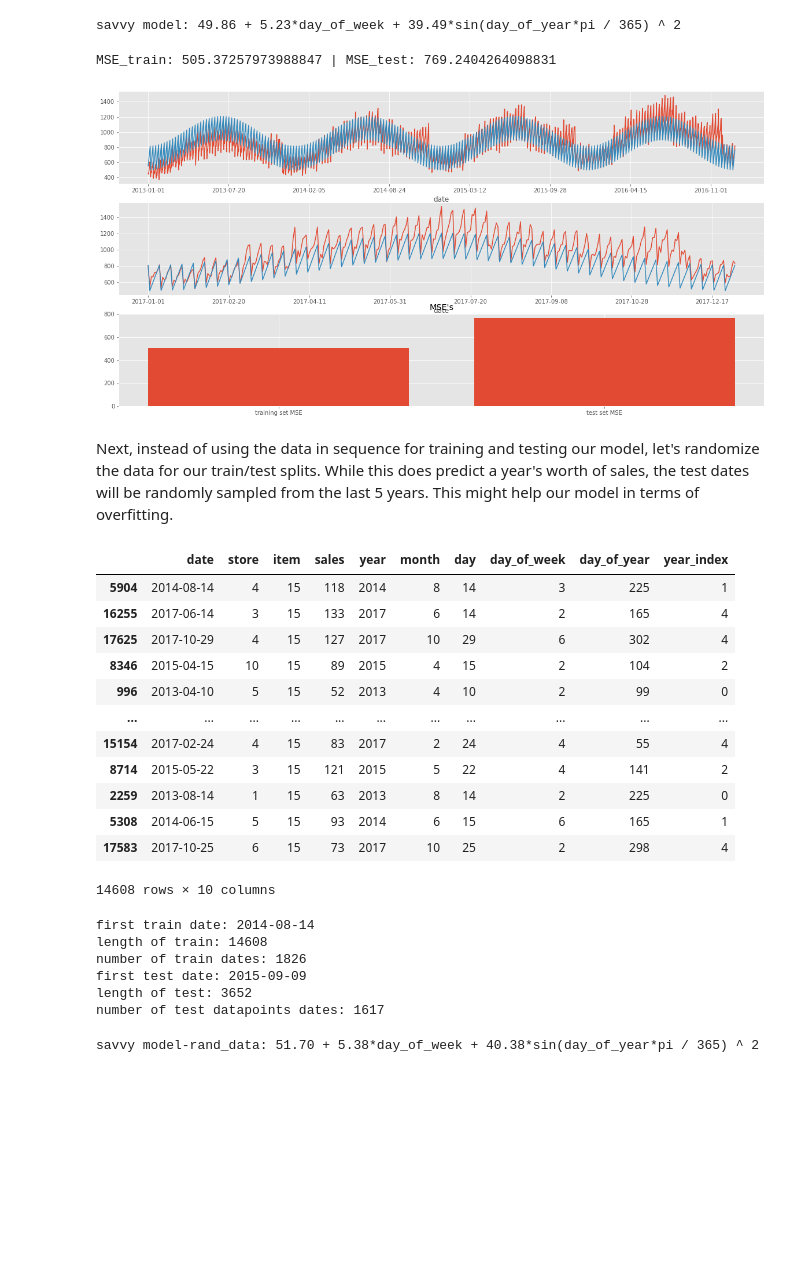
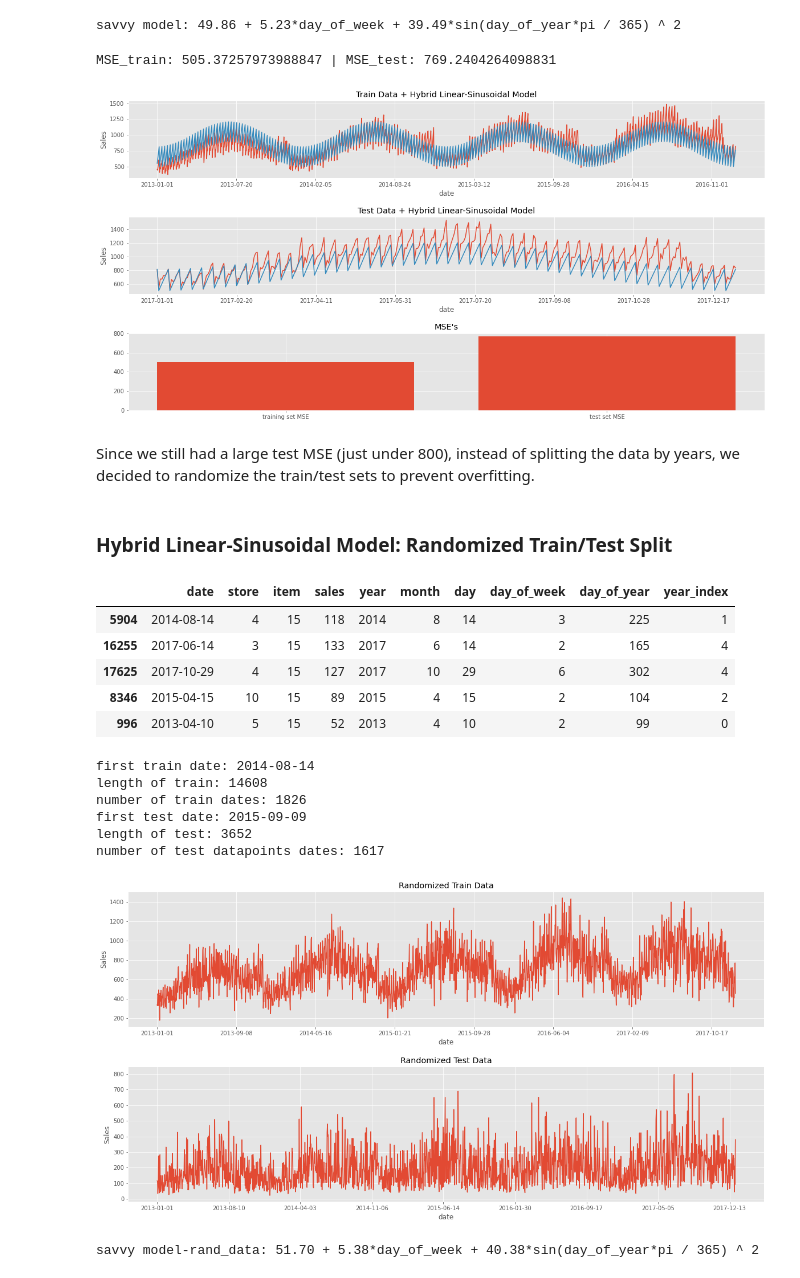
Before and after one commit to sh-biswas/demand-forecasting_Cogs109Final, a Jupyter notebook: Report.ipynb, the cells around one changed output. Cells and saved outputs as stored; diff of their text form; code cells hidden in the pictures; blank space fills up the shorter version.

```diff
--- a/Report.ipynb
+++ b/Report.ipynb
@@ -314,32 +342,39 @@ savvy model: 49.86 + 5.23*day_of_week + 39.49*sin(day_of_year*pi / 365) ^ 2
 # %%
 # plot the data
 fig, axs = plt.subplots(3,1, figsize=(20,10))
 train.groupby('date').sum()['sales'].plot(x='date', y='sales', ax=axs[0])
 test.groupby('date').sum()['sales'].plot(x='date', y='sales', ax=axs[1])
+axs[0].set_title("Train Data + Hybrid Linear-Sinusoidal Model")
+axs[0].set_ylabel("Sales")
+axs[1].set_title("Test Data + Hybrid Linear-Sinusoidal Model")
+axs[1].set_ylabel("Sales")
+fig.subplots_adjust(hspace=.5)
 
 ## plot the model over data
 modelYtrain = w[0] + w[1]*train['day_of_week'].values + w[2]*(np.sin(train['day_of_year'] * np.pi / 365) ** 2)
 modelYtest = w[0] + w[1]*test['day_of_week'].values + w[2]*(np.sin(test['day_of_year'] * np.pi / 365) ** 2)
 train['savvy model'] = modelYtrain; test['savvy model'] = modelYtest;
 train.groupby('date').sum()['savvy model'].plot(x='date', y='savvy model', ax=axs[0])
 test.groupby('date').sum()['savvy model'].plot(x='date', y='savvy model', ax=axs[1])
 
 # plot MSE on train and test for model
 MSE_train = np.mean((train['sales'].values - modelYtrain)**2)
 MSE_test = np.mean((test['sales'].values - modelYtest)**2)
 axs[2].bar(['training set MSE', 'test set MSE'], [MSE_train, MSE_test])
 axs[2].set_title("MSE's")
 fig.show()
 print(f"MSE_train: {MSE_train} | MSE_test: {MSE_test}")
 # %% [output]
 MSE_train: 505.37257973988847 | MSE_test: 769.2404264098831
-[figure, old version]
+[figure, new version]
-# %% [markdown]
-Next, instead of using the data in sequence for training and testing our model, let's randomize the data for our train/test splits. While this does predict a year's worth of sales, the test dates will be randomly sampled from the last 5 years. This might help our model in terms of overfitting.
+# %% [markdown]
+Since we still had a large test MSE (just under 800), instead of splitting the data by years, we decided to randomize the train/test sets to prevent overfitting.
+# %% [markdown]
+### Hybrid Linear-Sinusoidal Model: Randomized Train/Test Split
 # %%
 train_split, test_split = train_test_split(data, test_size = 0.2, random_state=80)
 # %%
-train_split
+train_split.head()
 # %% [output]
 |  | date | store | item | sales | year | month | day | day_of_week | day_of_year | year_index |
 | 5904 | 2014-08-14 | 4 | 15 | 118 | 2014 | 8 | 14 | 3 | 225 | 1 |
@@ -347,13 +382,6 @@ train_split
 | 17625 | 2017-10-29 | 4 | 15 | 127 | 2017 | 10 | 29 | 6 | 302 | 4 |
 | 8346 | 2015-04-15 | 10 | 15 | 89 | 2015 | 4 | 15 | 2 | 104 | 2 |
 | 996 | 2013-04-10 | 5 | 15 | 52 | 2013 | 4 | 10 | 2 | 99 | 0 |
-| ... | ... | ... | ... | ... | ... | ... | ... | ... | ... | ... |
-| 15154 | 2017-02-24 | 4 | 15 | 83 | 2017 | 2 | 24 | 4 | 55 | 4 |
-| 8714 | 2015-05-22 | 3 | 15 | 121 | 2015 | 5 | 22 | 4 | 141 | 2 |
-| 2259 | 2013-08-14 | 1 | 15 | 63 | 2013 | 8 | 14 | 2 | 225 | 0 |
-| 5308 | 2014-06-15 | 5 | 15 | 93 | 2014 | 6 | 15 | 6 | 165 | 1 |
-| 17583 | 2017-10-25 | 6 | 15 | 73 | 2017 | 10 | 25 | 2 | 298 | 4 |
-14608 rows × 10 columns
 # %%
 print(f"first train date: {train_split.iloc[0].date}")
 print(f"length of train: {len(train_split)}")
@@ -368,6 +396,17 @@ number of train dates: 1826
 first test date: 2015-09-09
 length of test: 3652
 number of test datapoints dates: 1617
+# %%
+fig, axs = plt.subplots(2,1, figsize=(20,10))
+train_split.groupby('date').sum()['sales'].plot(x='date', y='sales', ax=axs[0])
+test_split.groupby('date').sum()['sales'].plot(x='date', y='sales', ax=axs[1])
+axs[0].set_title("Randomized Train Data")
+axs[0].set_ylabel("Sales")
+axs[1].set_title("Randomized Test Data")
+axs[1].set_ylabel("Sales")
+fig.subplots_adjust(hspace=.3)
+# %% [output]
+[figure, added]
 # %%
 A = np.vstack((np.ones(len(train_split)), train_split['day_of_week'], (np.sin(train_split['day_of_year'] * np.pi / 365) ** 2))).T
 w = np.linalg.lstsq(A, train_split['sales'], rcond=None)[0]
```
Also changed, not shown: parts of 25 cells of this notebook.
